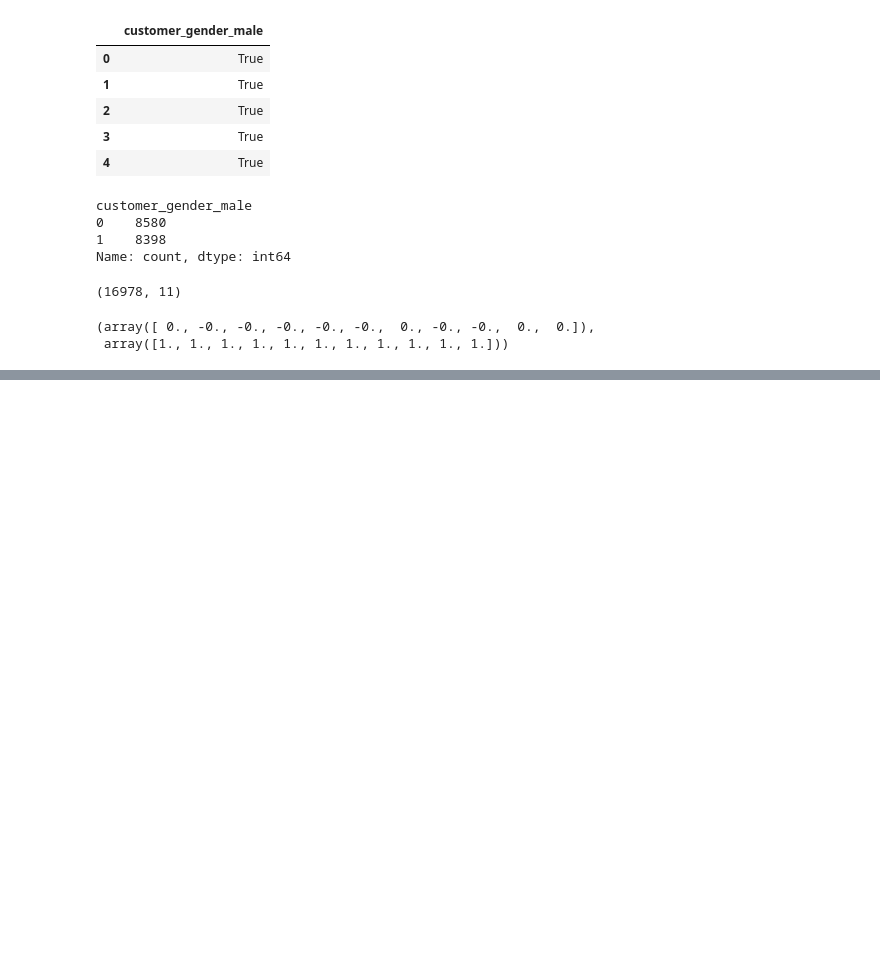
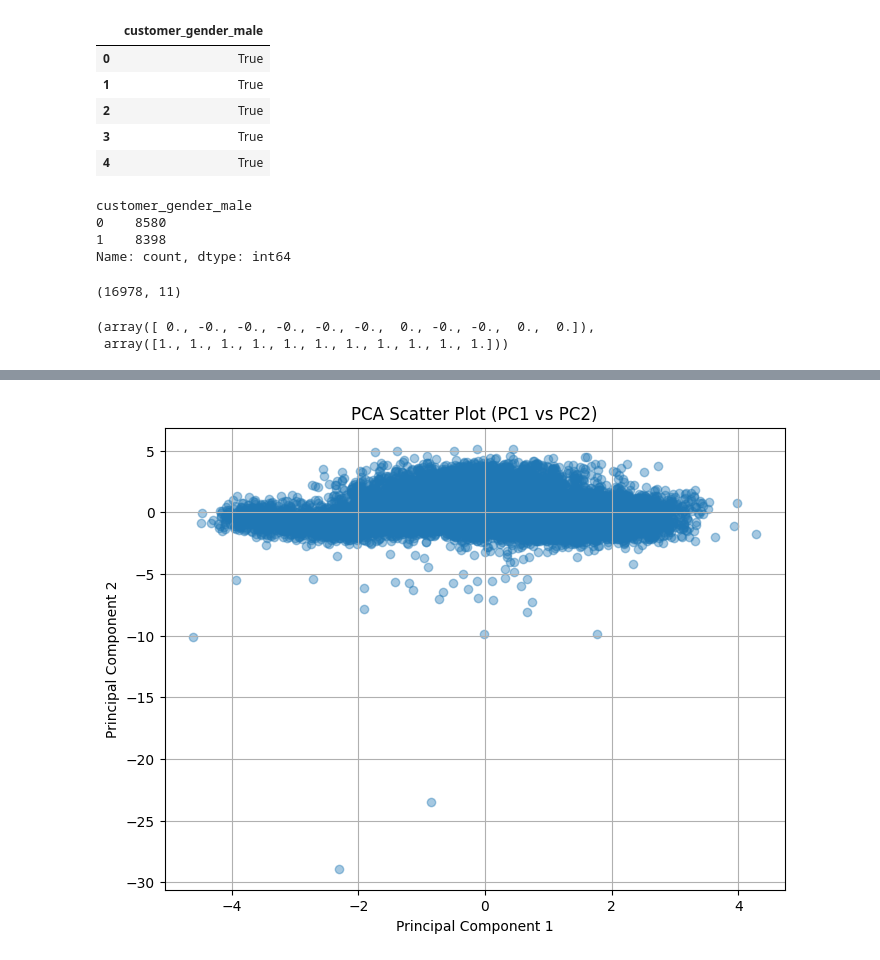
Before and after one commit to Tiana-Coker/customer-segmentation, a Jupyter notebook: notebooks/DMI_2526_Group_39_Notebook.ipynb, the cells around one changed output, grey strips where cells are left out. Cells and saved outputs as stored; diff of their text form; code cells hidden in the pictures; blank space fills up the shorter version.

```diff
--- a/notebooks/DMI_2526_Group_39_Notebook.ipynb
+++ b/notebooks/DMI_2526_Group_39_Notebook.ipynb
@@ -317,0 +364,19 @@ np.round(X_scaled.mean(axis=0), 3), np.round(X_scaled.std(axis=0), 3)
+# %%
+pca_2 = PCA(n_components=2)
+
+X_pca_2 = pca_2.fit_transform(X_scaled)
+
+pca_df = pd.DataFrame(
+  X_pca_2,
+  columns=["PC1", "PC2"]
+)
+
+plt.figure(figsize=(8,6))
+plt.scatter(pca_df["PC1"], pca_df["PC2"], alpha=0.4)
+plt.xlabel("Principal Component 1")
+plt.ylabel("Principal Component 2")
+plt.title("PCA Scatter Plot (PC1 vs PC2)")
+plt.grid(True)
+plt.show()
+# %% [output]
+[figure, added]
```
Also changed, not shown: parts of 5 cells of this notebook, 1 other file.
